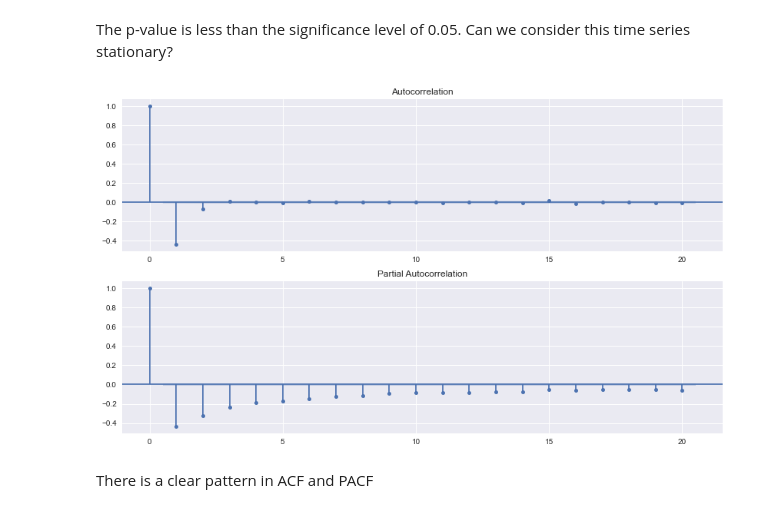
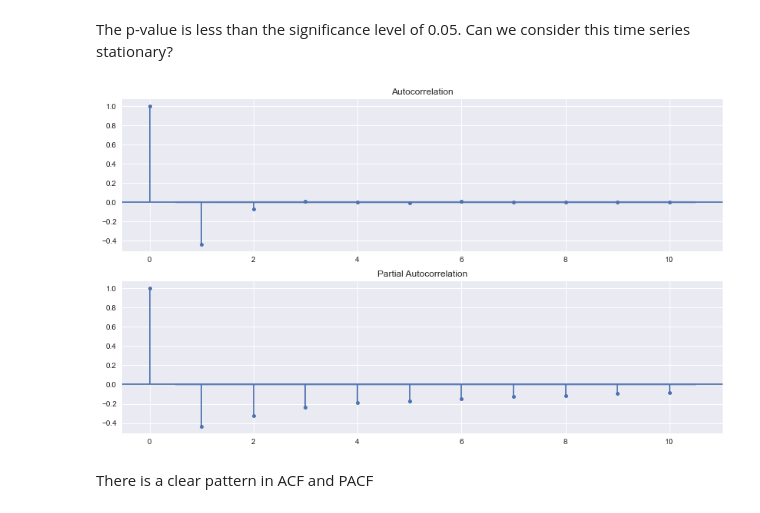
Before and after one commit to lilianasku/Time-series-analysis, a Jupyter notebook: notebooks/Rainfall_SeasonalChanges.ipynb, the cells around one changed output. Cells and saved outputs as stored; diff of their text form; code cells hidden in the pictures.

```diff
--- a/notebooks/Rainfall_SeasonalChanges.ipynb
+++ b/notebooks/Rainfall_SeasonalChanges.ipynb
@@ -62,19 +62,19 @@ The p-value  is less than the significance level of 0.05. Can we consider this t
 # %%
 #plotting ACF and PACF
 from statsmodels.graphics.tsaplots import plot_acf, plot_pacf
 
 #find first difference
 change = rain['rain_value'].diff()
 change = change.dropna()
 
 # plot the ACF and PACF
 fig,axes = plt.subplots(2,1)
-plot_acf(change, lags=20, ax=axes[0])
-plot_pacf(change,lags=20, ax=axes[1])
+plot_acf(change, lags=10, ax=axes[0])
+plot_pacf(change,lags=10, ax=axes[1])
 
 plt.show()
 # %% [output]
-[figure, old version]
+[figure, new version]
 # %% [markdown]
 There is a clear pattern in ACF and PACF
 # %% [markdown]
```
